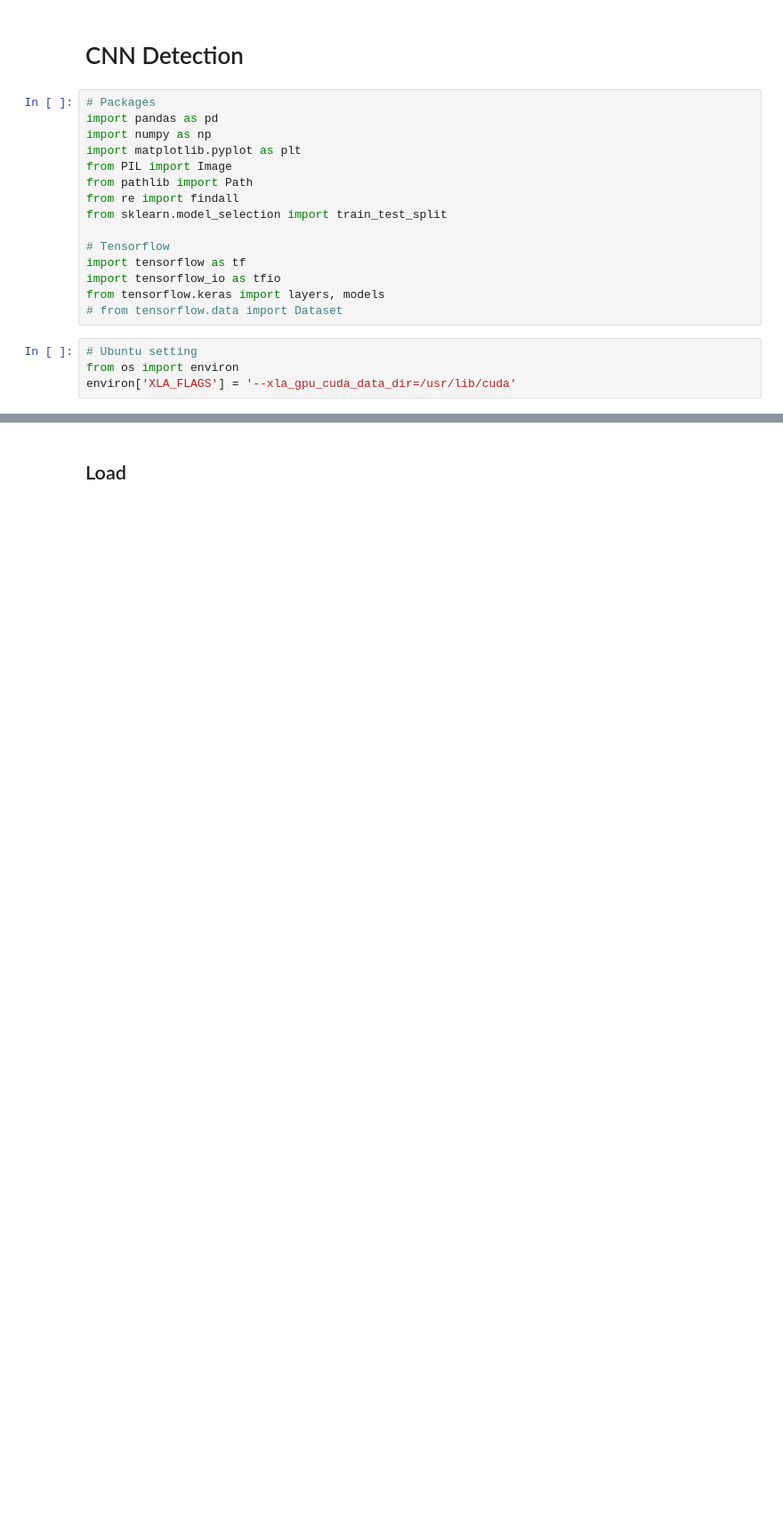
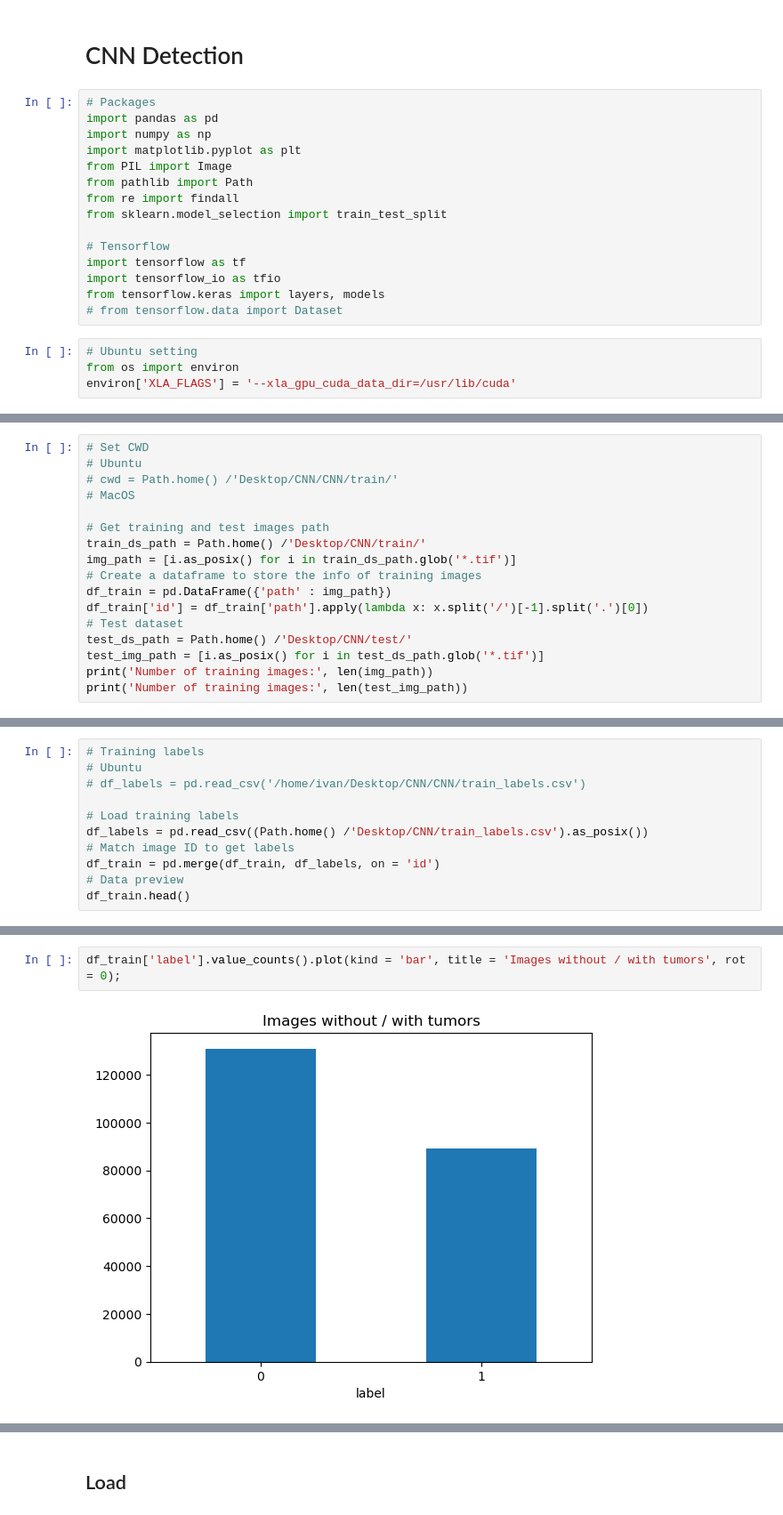
Before and after one commit to IvanLiuTW/code, a Jupyter notebook: CNN_detection.ipynb, the cells around one changed output, grey strips where cells are left out. Shown at 89% size. Drawn from its saved outputs; the diff is of its cells as text; blank space fills up the shorter version.

```diff
--- a/CNN_detection.ipynb
+++ b/CNN_detection.ipynb
@@ -37,0 +47,17 @@ tf.config.list_physical_devices('GPU')
+# %%
+# Set CWD
+# Ubuntu
+# cwd = Path.home() /'Desktop/CNN/CNN/train/'
+# MacOS
+
+# Get training and test images path
+train_ds_path = Path.home() /'Desktop/CNN/train/'
+img_path = [i.as_posix() for i in train_ds_path.glob('*.tif')]
+# Create a dataframe to store the info of training images
+df_train = pd.DataFrame({'path' : img_path})
+df_train['id'] = df_train['path'].apply(lambda x: x.split('/')[-1].split('.')[0])
+# Test dataset
+test_ds_path = Path.home() /'Desktop/CNN/test/'
+test_img_path = [i.as_posix() for i in test_ds_path.glob('*.tif')]
+print('Number of training images:', len(img_path))
+print('Number of training images:', len(test_img_path))
@@ -37,0 +71,11 @@ tf.config.list_physical_devices('GPU')
+# %%
+# Training labels
+# Ubuntu
+# df_labels = pd.read_csv('/home/ivan/Desktop/CNN/CNN/train_labels.csv')
+
+# Load training labels
+df_labels = pd.read_csv((Path.home() /'Desktop/CNN/train_labels.csv').as_posix())
+# Match image ID to get labels
+df_train = pd.merge(df_train, df_labels, on = 'id')
+# Data preview
+df_train.head()
@@ -37,0 +97,4 @@ tf.config.list_physical_devices('GPU')
+# %%
+df_train['label'].value_counts().plot(kind = 'bar', title = 'Images without / with tumors', rot = 0);
+# %% [output]
+[figure, added]
```
Also changed, not shown: parts of 29 cells of this notebook.
